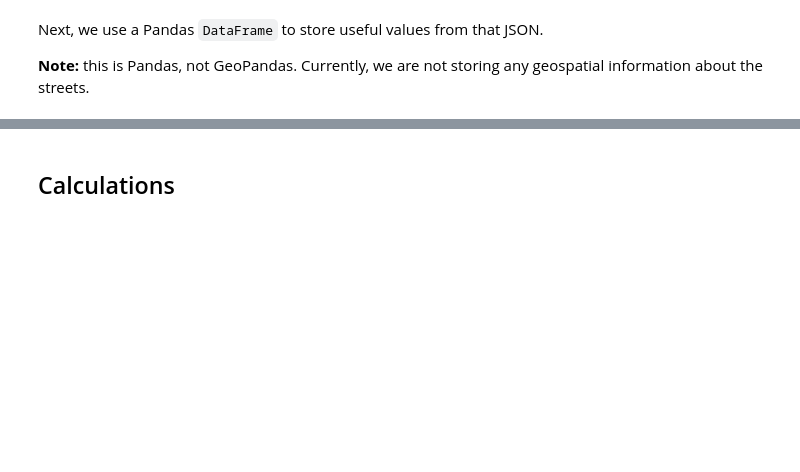
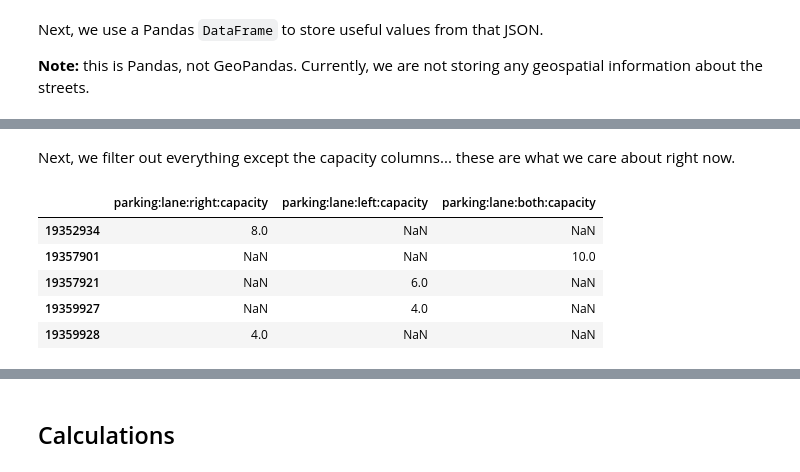
Before and after one commit to chris-sarli/parking-analysis, a Jupyter notebook: notebooks/calculations.ipynb, the cells around one changed output, grey strips where cells are left out. Saved outputs shown, nothing was run; the diff lists cells and outputs as text; code cells hidden in the pictures; blank space fills up the shorter version.

```diff
--- a/notebooks/calculations.ipynb
+++ b/notebooks/calculations.ipynb
@@ -135,0 +125,13 @@ sp.head()
+# %% [markdown]
+Next, we filter out everything except the capacity columns... these are what we care about right now.
+# %%
+capacity_tags = ['parking:lane:right:capacity', 'parking:lane:left:capacity', 'parking:lane:both:capacity']
+street_lane_capacities = street_parking[capacity_tags]
+street_lane_capacities.head()
+# %% [output]
+|  | parking:lane:right:capacity | parking:lane:left:capacity | parking:lane:both:capacity |
+| 19352934 | 8.0 | NaN | NaN |
+| 19357901 | NaN | NaN | 10.0 |
+| 19357921 | NaN | 6.0 | NaN |
+| 19359927 | NaN | 4.0 | NaN |
+| 19359928 | 4.0 | NaN | NaN |
```
Also changed, not shown: parts of 34 cells of this notebook.
